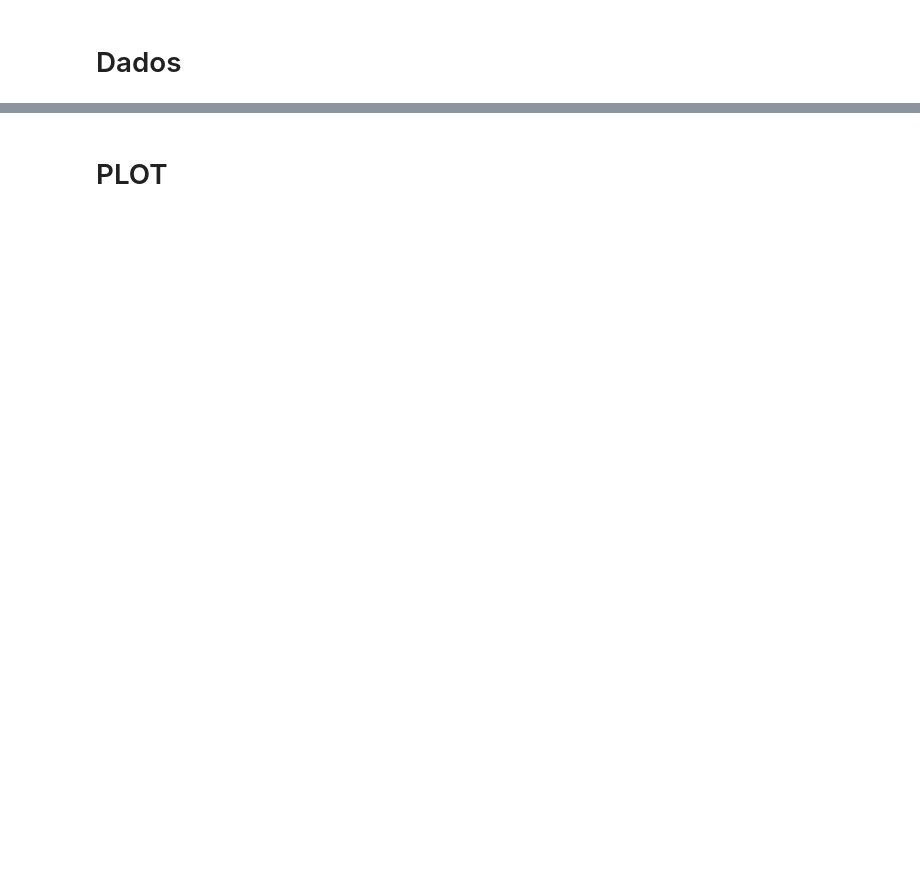
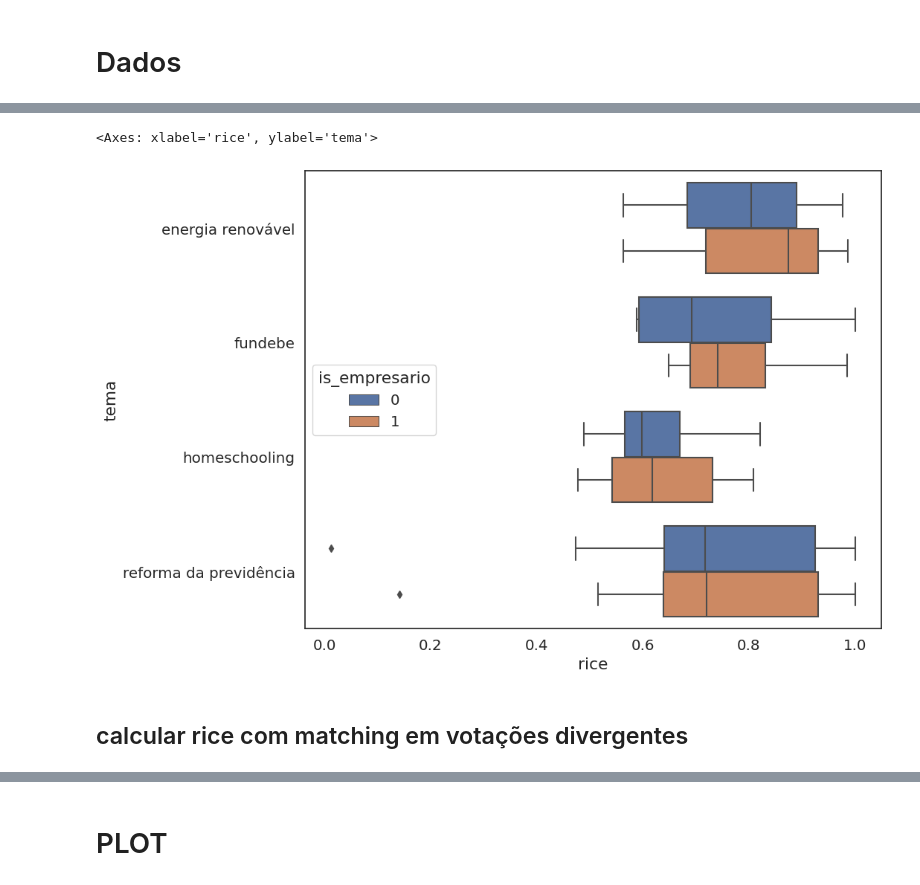
Before and after one commit to AcacioTelechi/artigo-empresarios, a Jupyter notebook: analyze_data_v3.ipynb, the cells around one changed output, grey strips where cells are left out. Saved outputs shown, nothing was run; the diff lists cells and outputs as text; code cells hidden in the pictures; blank space fills up the shorter version.

```diff
--- a/analyze_data_v3.ipynb
+++ b/analyze_data_v3.ipynb
@@ -354,0 +218,26 @@ NameError: name 'autores' is not defined
+# %%
+df_psm = (
+    df_parls_gov.join(pd.get_dummies(df_parls_gov["sigla_uf"], dtype=int, prefix="uf"))
+    .join(pd.get_dummies(df_parls_gov["sigla_partido"], dtype=int, prefix="partido"))
+    .reset_index(drop=True)
+)
+
+df_psm.drop(
+    ["sigla_partido", "sigla_uf"],
+    axis=1,
+    inplace=True,
+)
+# %%
+psm = PsmPy(df_psm, treatment="is_empresario", indx="id_parl")
+
+psm.logistic_ps(balance=True)
+
+psm.knn_matched(
+    matcher="propensity_logit", replacement=False, caliper=None, drop_unmatched=True
+)
+# %%
+matched = []
+for treat, control in zip(psm.matched_ids["id_parl"], psm.matched_ids["matched_ID"]):
+    matched.append(treat)
+    matched.append(control)
+print(len(matched))
@@ -354,0 +248,17 @@ NameError: name 'autores' is not defined
+# %%
+df_final = (
+    df_votos[["id_parl", "sigla_partido", "id_votacao", "voto_trat", "tema"]]
+    .merge(df_profs_d[["id_parl", "is_empresario"]], on="id_parl")
+    .reset_index(drop=True)
+)
+# calcular rice
+df_rice = (
+    df_final[df_final["id_parl"].isin(matched)]
+    .join(pd.get_dummies(df_final["voto_trat"]))
+    .groupby(["tema", "id_votacao", "is_empresario"])
+    .agg(({-1: "sum", 1: "sum"}))
+    .reset_index()
+)
+df_rice["rice"] = abs(df_rice[1] - df_rice[-1]) / (df_rice[1] + df_rice[-1])
+df_rice_g = df_rice.groupby(["tema", "is_empresario"])["rice"].agg(["count", "mean", "std"])
+display(df_rice_g)
@@ -354,0 +276,7 @@ NameError: name 'autores' is not defined
+# %%
+sns.boxplot(data=df_rice, x="rice", y="tema", hue="is_empresario")
+# %% [output]
+<Axes: xlabel='rice', ylabel='tema'>
+[figure, added]
+# %% [markdown]
+## calcular rice com matching em votações divergentes
```
Also changed, not shown: parts of 34 cells of this notebook, 4 other files.
